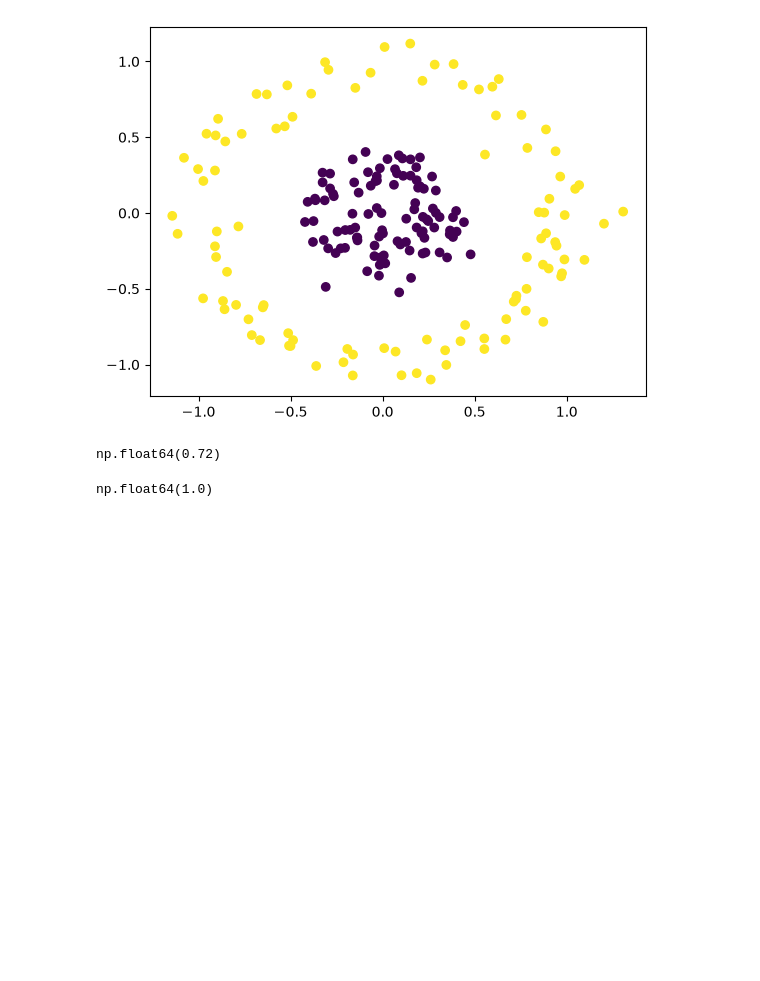
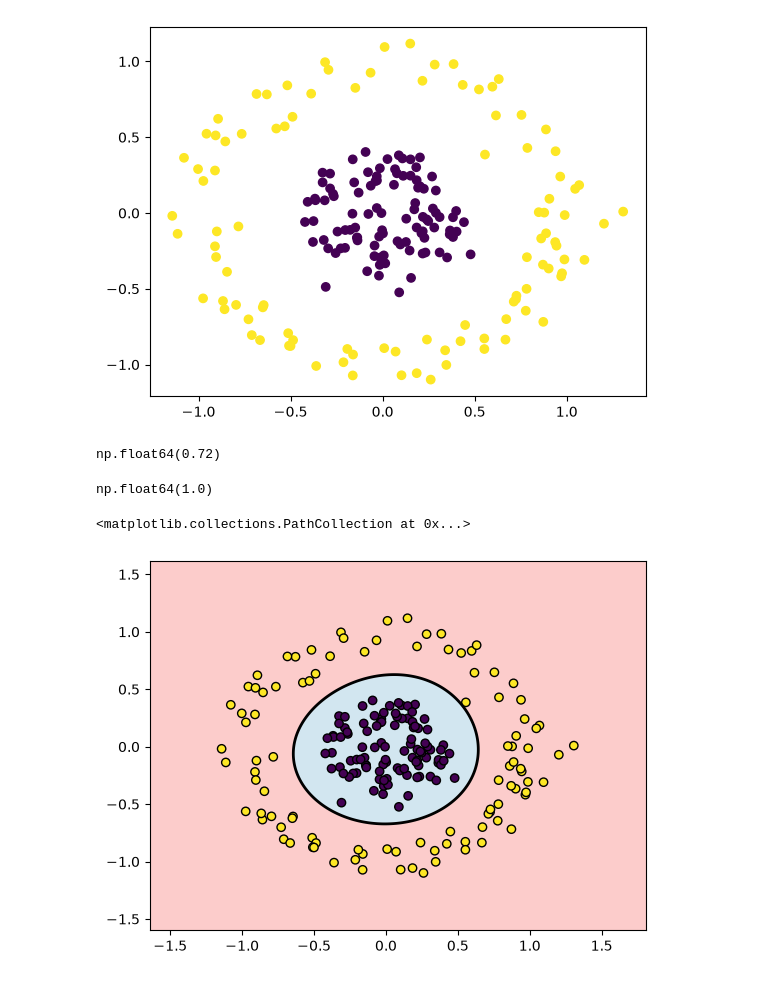
Before and after one commit to leoamullins/ml-from-scratch, a Jupyter notebook: svm/demo.ipynb, the cells around one changed output. Cells and saved outputs as stored; diff of their text form; code cells hidden in the pictures; blank space fills up the shorter version.

Commit message:
Improved Graph for SVM demo

```diff
--- a/svm/demo.ipynb
+++ b/svm/demo.ipynb
@@ -128,12 +128,15 @@ np.float64(1.0)
 # %%
 x1_min, x1_max = X[:, 0].min() - 0.5, X[:, 0].max() + 0.5
 x2_min, x2_max = X[:, 1].min() - 0.5, X[:, 1].max() + 0.5
 xx, yy = np.meshgrid(np.linspace(x1_min, x1_max, 300), np.linspace(x2_min, x2_max, 300))
 grid = np.c_[xx.ravel(), yy.ravel()]
 
 scores = clf_rbf._rbf(grid, clf_rbf.X_train) @ (clf_rbf.alpha * clf_rbf.y_train) + clf_rbf.b
 zz = scores.reshape(xx.shape)
 
-plt.contourf(xx, yy, zz, levels=[zz.min(), 0, zz.max()], colors=["#a6cee3", "#fb9a99"], alpha=0.5)
+plt.contourf(xx, yy, zz, levels=[zz.min(), 0, zz.max()], colors="#a6cee3", "#fb9a99"], alpha=0.5)
 plt.contour(xx, yy, zz, levels=[0], colors="k", linewidths=2)
 plt.scatter(X[:, 0], X[:, 1], c=y, edgecolors="k")
+# %% [output]
+<matplotlib.collections.PathCollection at 0x...>
+[figure, added]
```
